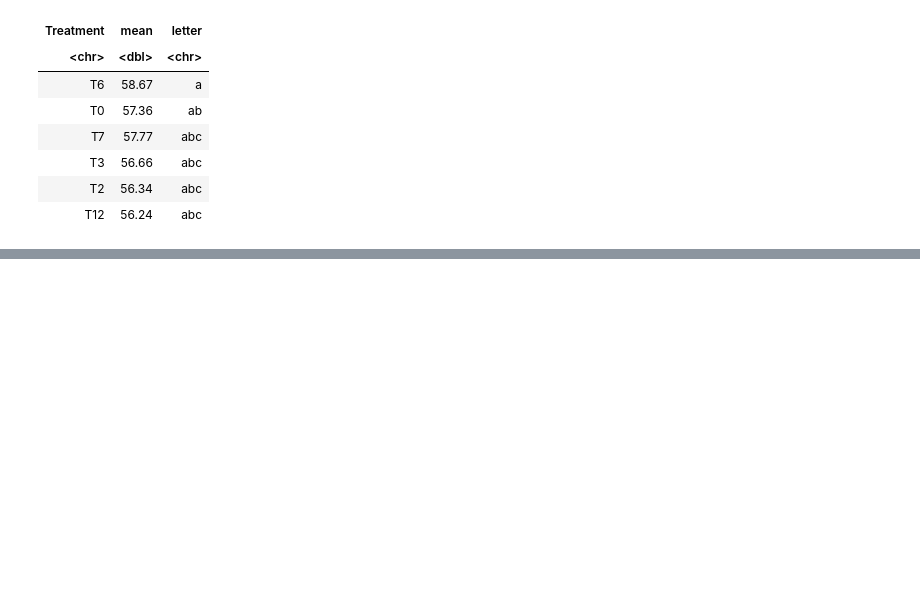
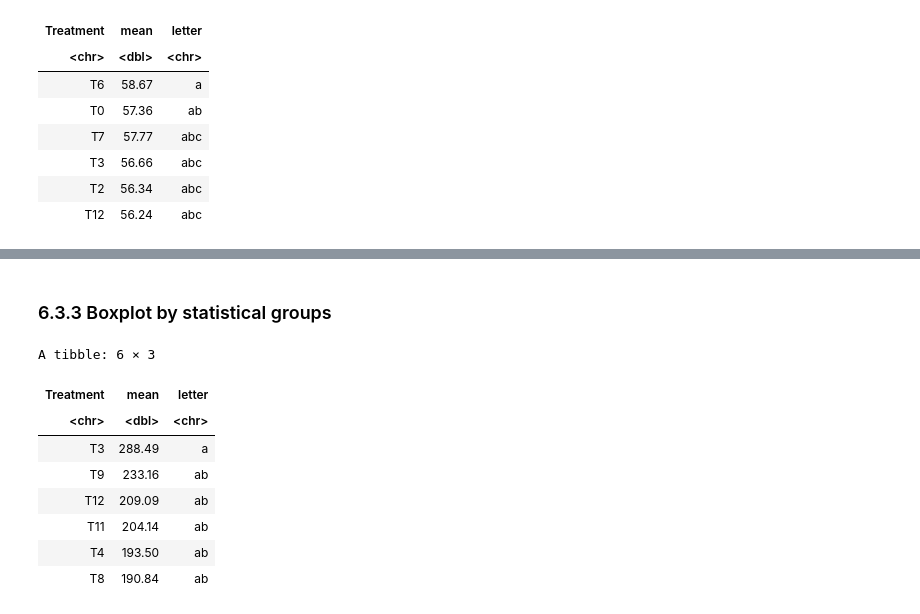
Before and after one commit to maurope/lmf, a Jupyter notebook: notebooks/2026/2026_09_11_R_bios_diets_anaylisis_for_alejandra.ipynb, the cells around one changed output, grey strips where cells are left out. Cells and saved outputs as stored; diff of their text form; code cells hidden in the pictures; blank space fills up the shorter version.

```diff
--- a/notebooks/2026/2026_09_11_R_bios_diets_anaylisis_for_alejandra.ipynb
+++ b/notebooks/2026/2026_09_11_R_bios_diets_anaylisis_for_alejandra.ipynb
@@ -852,0 +797,52 @@ ggsave(
+# %%
+p_values <- dunn_results$p.adj
+
+names(p_values) <- paste(
+  dunn_results$group1,
+  dunn_results$group2,
+  sep = "-"
+)
+
+letters <- multcompLetters(p_values)
+
+letters_df <- data.frame(
+  Treatment = names(letters$Letters),
+  letter = letters$Letters
+)
+# %% [markdown]
+### 6.3.3 Boxplot by statistical groups
+# %%
+df <- df %>%
+  filter(!is.na(Amonio_corregido_ppm))
+# %%
+letters_df <- df %>%
+  group_by(Treatment) %>%
+  summarise(
+    mean = mean(
+      Amonio_corregido_ppm,
+      na.rm = TRUE
+    )
+  ) %>%
+  left_join(
+    letters_df,
+    by = "Treatment"
+  ) %>%
+  arrange(letter, desc(mean))
+# %%
+letters_df <- letters_df %>%
+  mutate(
+    mean = round(mean, 2)
+  ) %>%
+  arrange(letter, desc(mean))
+
+head(letters_df)
+# %% [output]
+A tibble: 6 × 3
+| Treatment | mean | letter |
+| <chr> | <dbl> | <chr> |
+| T3 | 288.49 | a |
+| T9 | 233.16 | ab |
+| T12 | 209.09 | ab |
+| T11 | 204.14 | ab |
+| T4 | 193.50 | ab |
+| T8 | 190.84 | ab |
```
Also changed, not shown: parts of 36 cells of this notebook, 1 other file.
